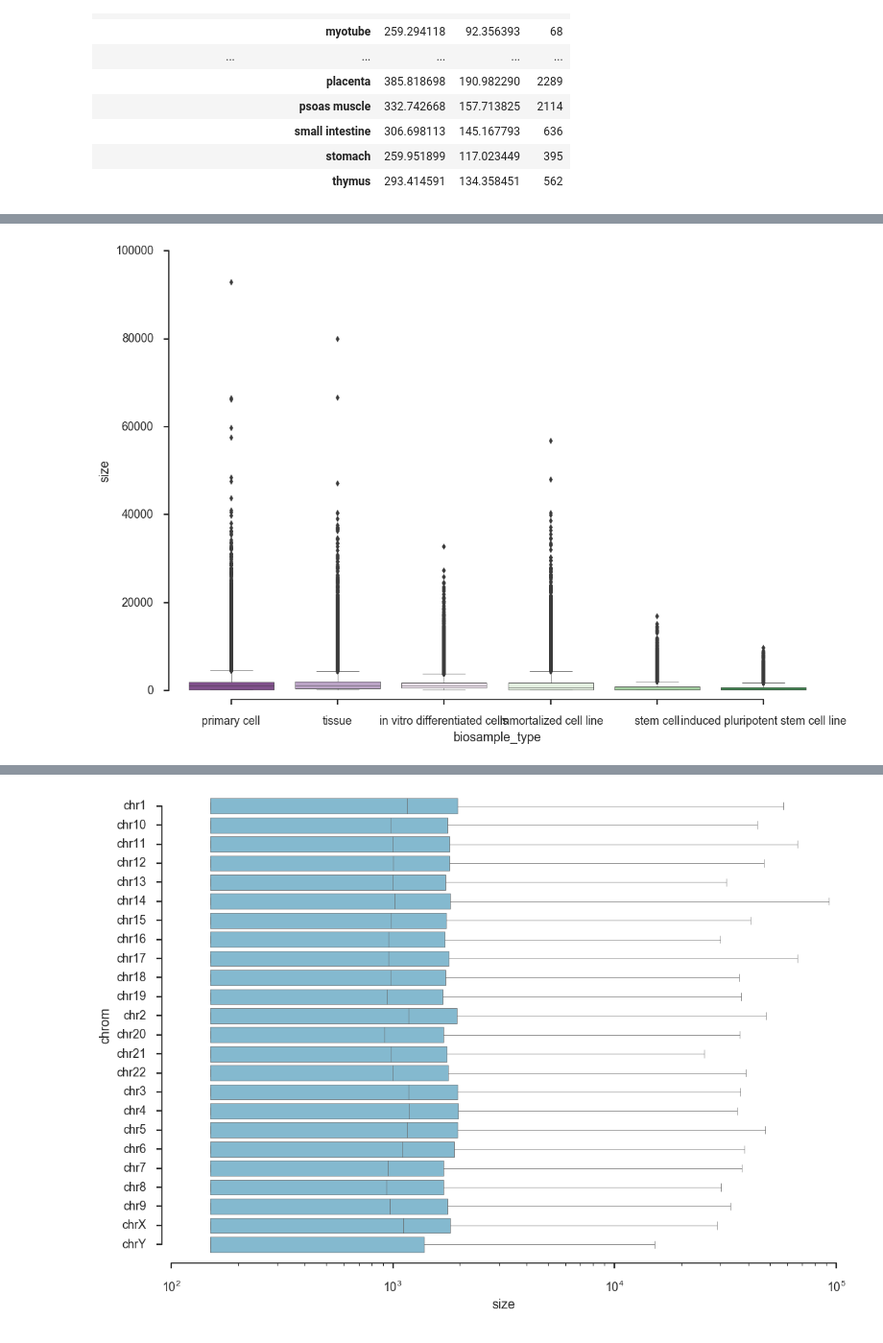
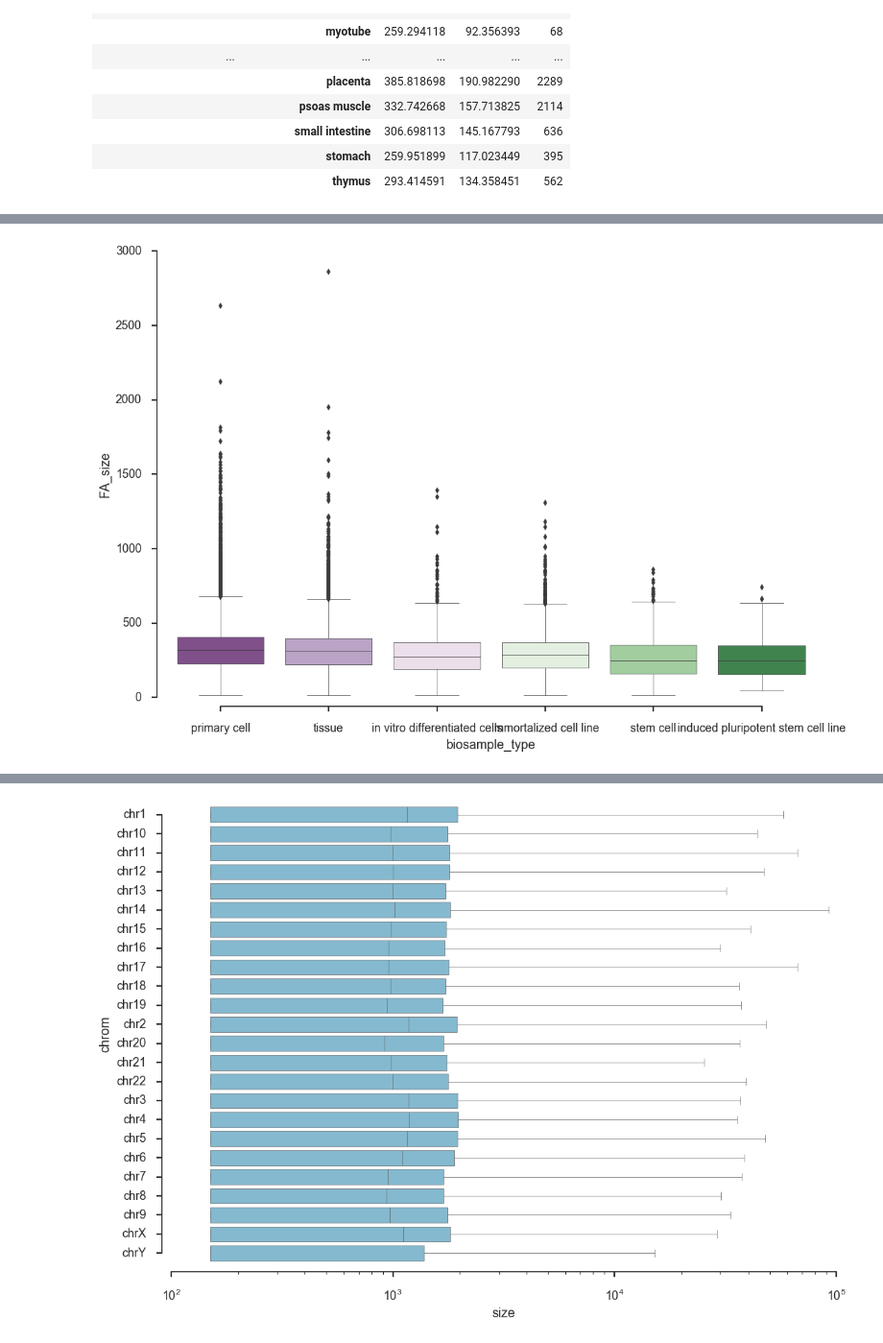
Before and after one commit to mvanzetti/thesis, a Jupyter notebook: notebooks/Descriptive Statistics (ENCODE and FANTOM).ipynb, the cells around one changed output, grey strips where cells are left out. Shown at 96% size. Saved outputs shown, nothing was run; the diff lists cells and outputs as text; code cells hidden in the pictures.

```diff
--- a/notebooks/Descriptive Statistics (ENCODE and FANTOM).ipynb
+++ b/notebooks/Descriptive Statistics (ENCODE and FANTOM).ipynb
@@ -217,3 +217,14 @@ df_fantom_only[['biosample_type', 'biosample_term_name', 'FA_size']].groupby(
 |  | small intestine | 306.698113 | 145.167793 | 636 |
 |  | stomach | 259.951899 | 117.023449 | 395 |
 |  | thymus | 293.414591 | 134.358451 | 562 |
+# %%
+import seaborn as sns
+plot = sns.boxplot(x="biosample_type", y="size", data=df_encode_only, palette="PRGn")
+sns.set(style="ticks", palette="muted", color_codes=True)
+sns.set_context("poster", font_scale=0.8, rc={"lines.linewidth": 0.5})
+#plot.set_ybound(upper=5000)
+#plot.set_xticklabels(labels=df_encode_only['biosample_type'].unique())
+#for item in plot.get_xticklabels():
+#    item.set_rotation(90)
+#plot.set_yscale("log")
+sns.despine(offset=10, trim=True)
@@ -220,10 +233,12 @@ df_fantom_only[['biosample_type', 'biosample_term_name', 'FA_size']].groupby(
 # %%
-plot = sns.boxplot(x="biosample_type", y="size", data=df_encode_only, palette="PRGn")
+plot = sns.boxplot(x="biosample_type", y="FA_size", data=df_fantom_only, palette="PRGn")
+sns.set(style="ticks", palette="muted", color_codes=True)
+sns.set_context("poster", font_scale=0.8, rc={"lines.linewidth": 0.5})
 #plot.set_ybound(upper=5000)
 #plot.set_xticklabels(labels=df_encode_only['biosample_type'].unique())
 #for item in plot.get_xticklabels():
 #    item.set_rotation(90)
 #plot.set_yscale("log")
 sns.despine(offset=10, trim=True)
 # %% [output]
-[figure, old version]
+[figure, new version]
```
Also changed, not shown: parts of 13 cells of this notebook, 3 other files.
